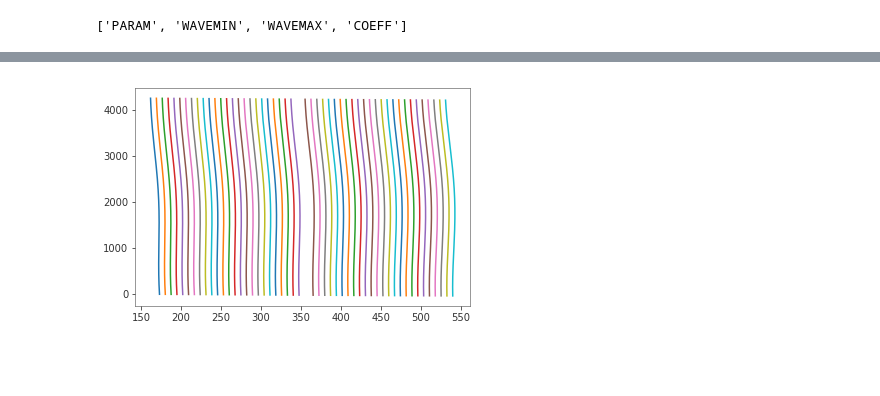
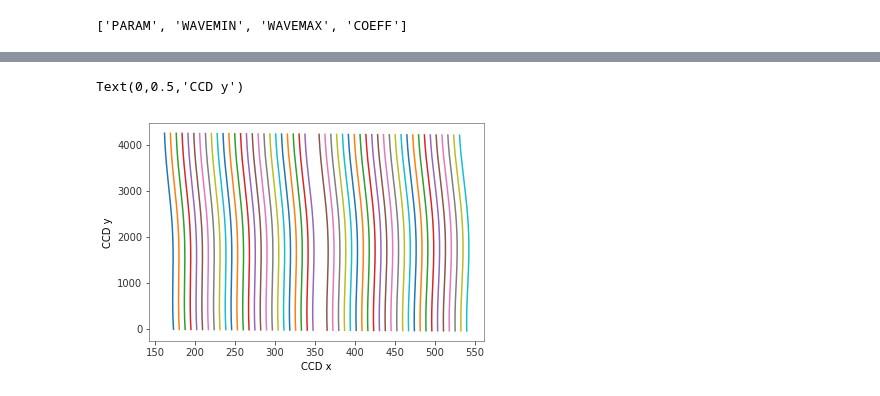
Before and after one commit to desihub/gpu_specter, a Jupyter notebook: ProjectionMatrix.ipynb, the cells around one changed output, grey strips where cells are left out. Drawn from its saved outputs; the diff is of its cells as text; code cells hidden in the pictures; blank space fills up the shorter version.

```diff
--- a/ProjectionMatrix.ipynb
+++ b/ProjectionMatrix.ipynb
@@ -54,5 +116,7 @@ dict_keys(['GH', 'X', 'Y', 'GHSIGX', 'GHSIGY', 'TAILAMP', 'TAILCORE', 'TAILXSCA'
 # %%
 for i in range(50):
     plot(p['X'][i], p['Y'][i])
+xlabel('CCD x'); ylabel('CCD y')
 # %% [output]
+Text(0,0.5,'CCD y')
-[figure, old version]
+[figure, new version]
```
Also changed, not shown: parts of 67 cells of this notebook.
